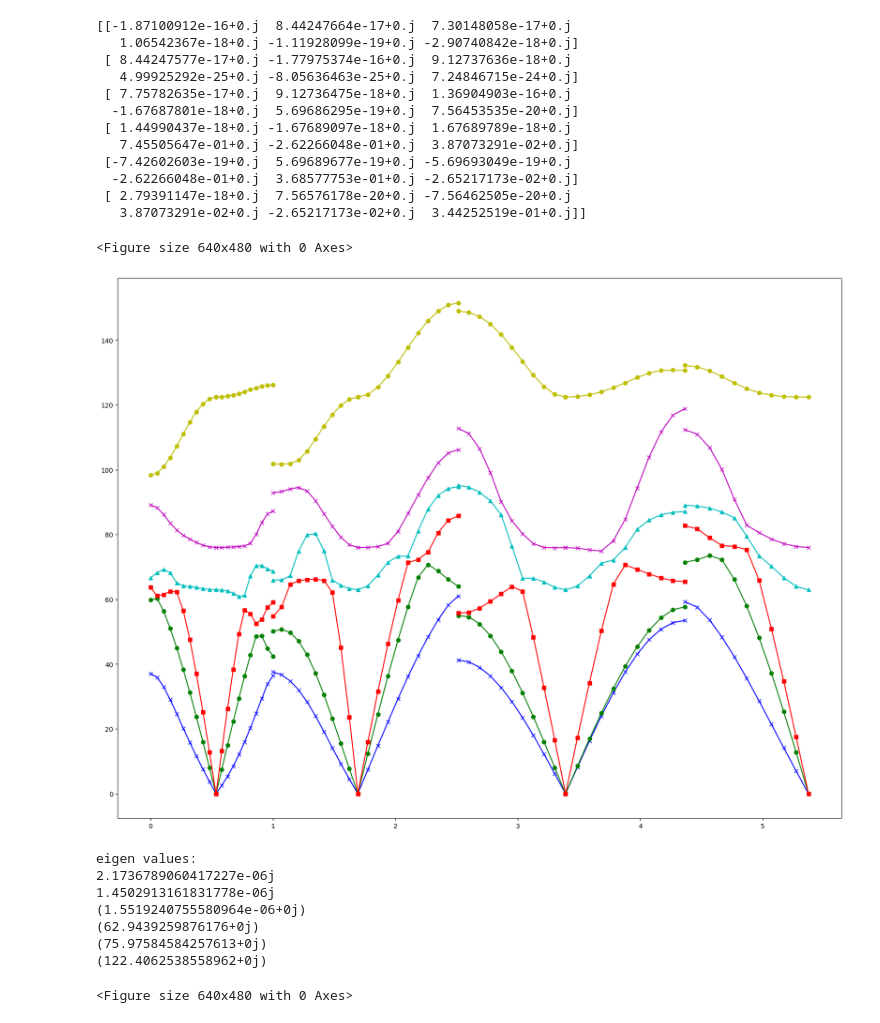
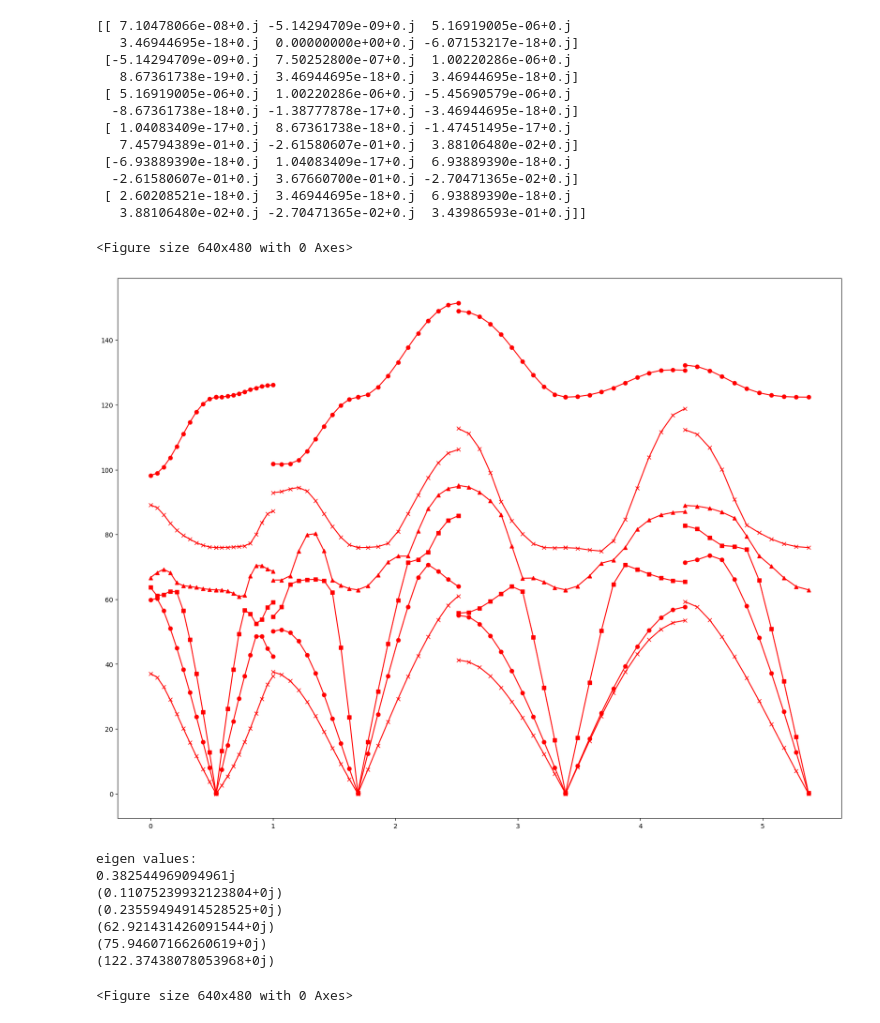
Before and after one commit to Kugetsu/vscode_git, a Jupyter notebook: ISAC06/ISAC_06.ipynb, the cells around one changed output. Drawn from its saved outputs; the diff is of its cells as text; code cells hidden in the pictures.

```diff
--- a/ISAC06/ISAC_06.ipynb
+++ b/ISAC06/ISAC_06.ipynb
@@ -70,10 +70,11 @@ for r in range(0, route_num):
                         #exec("matK"+str(n)+"=np.dot(np.dot(matG"+str(n)+",matK"+str(n)+"),matG"+str(n)+".T)")
                         #exec("matD=np.dot(matG,matK"+str(n)+")")
                         #exec("matK"+str(n)+"=np.dot(matD,matG.T)")
-                        exec("matK+=matK"+str(n)+"*cmath.exp(a*a_i+b*b_i+c*c_i)")
+                        exec("matK+=np.dot(np.dot(matG"+str(n)+",matK"+str(n)+"*cmath.exp(a*a_i+b*b_i+c*c_i)),matG"+str(n)+".T)")
+                        #exec("matK+=matK"+str(n)+"*cmath.exp(a*a_i+b*b_i+c*c_i)")
 
-            exec("matD=np.dot(matG13,matK)")
-            exec("matK=np.dot(matD,matG13.T)")
+            #exec("matD=np.dot(matG13,matK)")
+            #exec("matK=np.dot(matD,matG13.T)")
 
             if(r==0):
                 if(p==1):
@@ -103,58 +104,58 @@ plt.clf()
 
 plt.figure(figsize=(20,15))
 x1=0
 #计算各个高对称点之间的步长，以此给x赋值。
 for r in range(0,route_num):
     exec("matR=matR"+str(r+1)+"")
     for p in range(0, kpr[r]-1):
         s=matR[p+1,3]
         x=np.array([x1,x1+0.1*s,x1+0.2*s,x1+0.3*s,x1+0.4*s,x1+0.5*s,x1+0.6*s,x1+0.7*s,x1+0.8*s,x1+0.9*s,x1+s])
         x1=x1+s
 
-        plt.plot(x,np.sqrt(np_eigen[r][p][0]/0.000059),color='b',marker='x')
-        plt.plot(x,np.sqrt(np_eigen[r][p][1]/0.000059),'g-o')
+        plt.plot(x,np.sqrt(np_eigen[r][p][0]/0.000059),color='r',marker='x')
+        plt.plot(x,np.sqrt(np_eigen[r][p][1]/0.000059),'r-o')
         plt.plot(x,np.sqrt(np_eigen[r][p][2]/0.000059),'r-s')
-        plt.plot(x,np.sqrt(np_eigen[r][p][3]/0.000059),'c-^')
-        plt.plot(x,np.sqrt(np_eigen[r][p][4]/0.000059),'m-x')
-        plt.plot(x,np.sqrt(np_eigen[r][p][5]/0.000059),'y-o')
+        plt.plot(x,np.sqrt(np_eigen[r][p][3]/0.000059),'r-^')
+        plt.plot(x,np.sqrt(np_eigen[r][p][4]/0.000059),'r-x')
+        plt.plot(x,np.sqrt(np_eigen[r][p][5]/0.000059),'r-o')
         #plt.plot(x,np.sqrt(np_eigen[r][p][6]/0.000059),'b-s') 根据计算base数需要进行调整
         #plt.plot(x,np.sqrt(np_eigen[r][p][7]/0.000059),'g-^')
         #plt.plot(x,np.sqrt(np_eigen[r][p][8]/0.000059),'r-x')
         #plt.plot(x,np.sqrt(np_eigen[r][p][9]/0.000059),'c-o')
         #plt.plot(x,np.sqrt(np_eigen[r][p][10]/0.000059),'m-s')
         #plt.plot(x,np.sqrt(np_eigen[r][p][11]/0.000059),'y-^')
 
 plt.show()
 
 print("eigen values:")
 print(np.sqrt(np_eigen[0][1][0][0]/0.000059))
 print(np.sqrt(np_eigen[0][1][1][0]/0.000059))
 print(np.sqrt(np_eigen[0][1][2][0]/0.000059))
 print(np.sqrt(np_eigen[0][1][3][0]/0.000059))
 print(np.sqrt(np_eigen[0][1][4][0]/0.000059))
 print(np.sqrt(np_eigen[0][1][5][0]/0.000059))
 # %% [output]
-[[-1.87100912e-16+0.j  8.44247664e-17+0.j  7.30148058e-17+0.j
-   1.06542367e-18+0.j -1.11928099e-19+0.j -2.90740842e-18+0.j]
- [ 8.44247577e-17+0.j -1.77975374e-16+0.j  9.12737636e-18+0.j
-   4.99925292e-25+0.j -8.05636463e-25+0.j  7.24846715e-24+0.j]
- [ 7.75782635e-17+0.j  9.12736475e-18+0.j  1.36904903e-16+0.j
-  -1.67687801e-18+0.j  5.69686295e-19+0.j  7.56453535e-20+0.j]
- [ 1.44990437e-18+0.j -1.67689097e-18+0.j  1.67689789e-18+0.j
-   7.45505647e-01+0.j -2.62266048e-01+0.j  3.87073291e-02+0.j]
- [-7.42602603e-19+0.j  5.69689677e-19+0.j -5.69693049e-19+0.j
-  -2.62266048e-01+0.j  3.68577753e-01+0.j -2.65217173e-02+0.j]
- [ 2.79391147e-18+0.j  7.56576178e-20+0.j -7.56462505e-20+0.j
-   3.87073291e-02+0.j -2.65217173e-02+0.j  3.44252519e-01+0.j]]
+[[ 7.10478066e-08+0.j -5.14294709e-09+0.j  5.16919005e-06+0.j
+   3.46944695e-18+0.j  0.00000000e+00+0.j -6.07153217e-18+0.j]
+ [-5.14294709e-09+0.j  7.50252800e-07+0.j  1.00220286e-06+0.j
+   8.67361738e-19+0.j  3.46944695e-18+0.j  3.46944695e-18+0.j]
+ [ 5.16919005e-06+0.j  1.00220286e-06+0.j -5.45690579e-06+0.j
+  -8.67361738e-18+0.j -1.38777878e-17+0.j -3.46944695e-18+0.j]
+ [ 1.04083409e-17+0.j  8.67361738e-18+0.j -1.47451495e-17+0.j
+   7.45794389e-01+0.j -2.61580607e-01+0.j  3.88106480e-02+0.j]
+ [-6.93889390e-18+0.j  1.04083409e-17+0.j  6.93889390e-18+0.j
+  -2.61580607e-01+0.j  3.67660700e-01+0.j -2.70471365e-02+0.j]
+ [ 2.60208521e-18+0.j  3.46944695e-18+0.j  6.93889390e-18+0.j
+   3.88106480e-02+0.j -2.70471365e-02+0.j  3.43986593e-01+0.j]]
 <Figure size 640x480 with 0 Axes>
-[figure, old version]
+[figure, new version]
 eigen values:
-2.1736789060417227e-06j
-1.4502913161831778e-06j
-(1.5519240755580964e-06+0j)
-(62.9439259876176+0j)
-(75.97584584257613+0j)
-(122.4062538558962+0j)
+0.382544969094961j
+(0.11075239932123804+0j)
+(0.23559494914528525+0j)
+(62.921431426091544+0j)
+(75.94607166260619+0j)
+(122.37438078053968+0j)
 # %%
 #DOS计算模块：由4分之一FBZ的统计得到，整体应该分为计算部分和能量分拣部分。
 #计算区间的判断为各个方向（逆向量）的极值（循环范围）和数个不等式（判断语句）组成。
```
Also changed, not shown: parts of 1 cell of this notebook.
